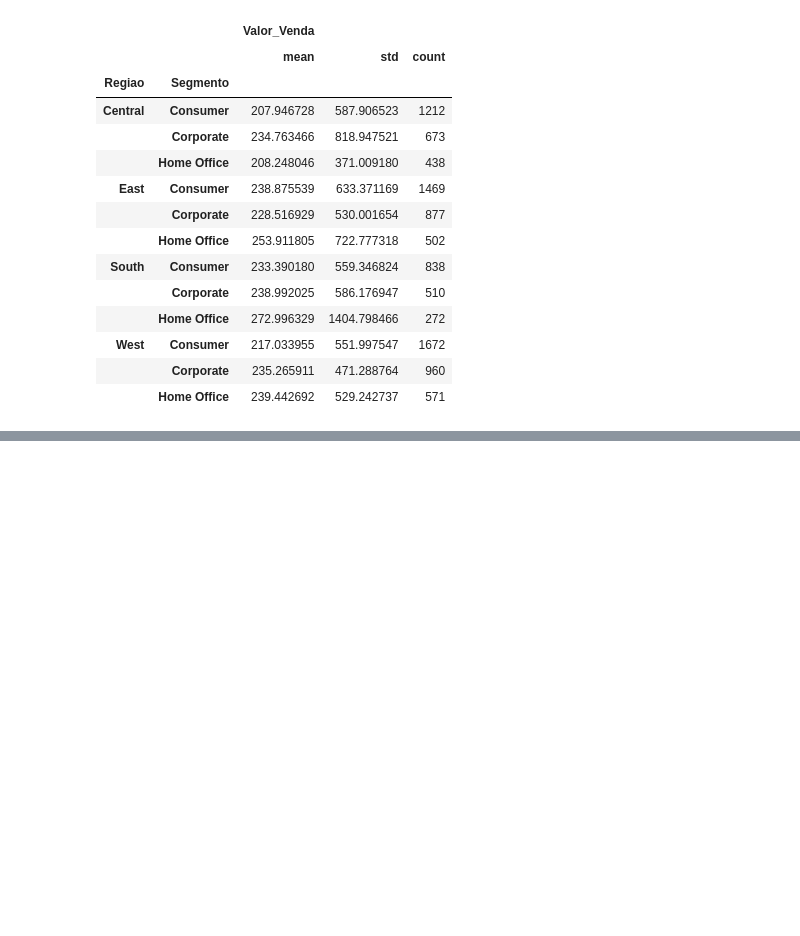
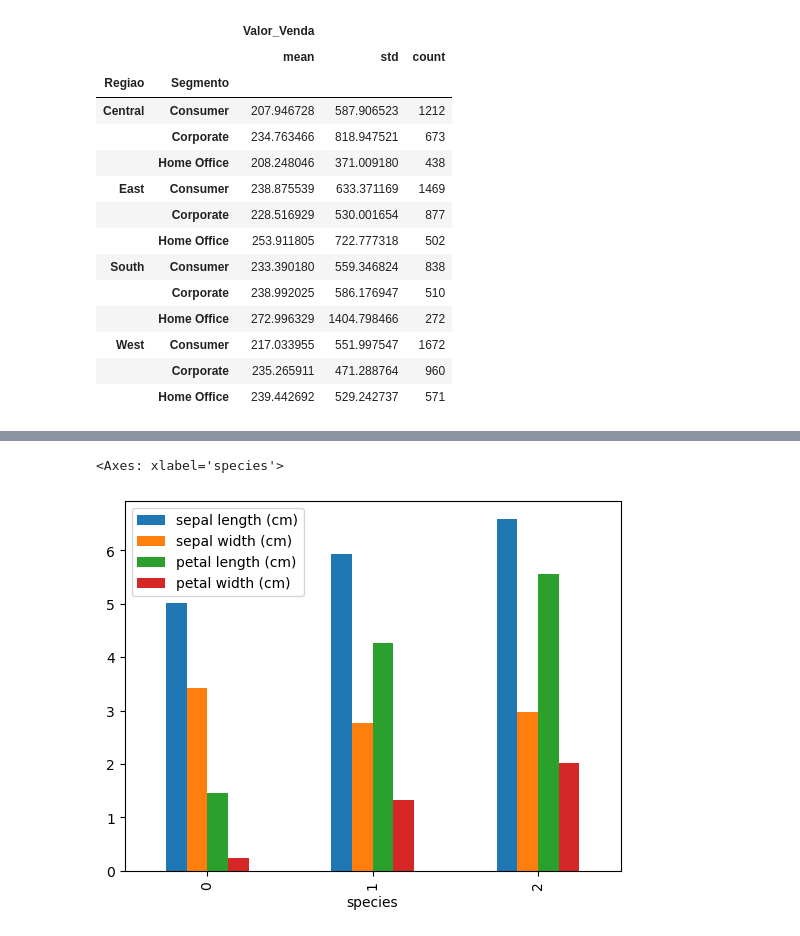
Before and after one commit to Kadu96/DSA-Intro_Python_Analitcs, a Jupyter notebook: PythonDSA/Cap10/Pandas.ipynb, the cells around one changed output, grey strips where cells are left out. Drawn from its saved outputs; the diff is of its cells as text; code cells hidden in the pictures; blank space fills up the shorter version.

```diff
--- a/PythonDSA/Cap10/Pandas.ipynb
+++ b/PythonDSA/Cap10/Pandas.ipynb
@@ -261,0 +400,5 @@ arq[['Segmento', 'Regiao', 'Valor_Venda']].groupby(['Regiao','Segmento']).agg(['
+# %%
+df.groupby('species').mean().plot.bar()
+# %% [output]
+<Axes: xlabel='species'>
+[figure, added]
```
Also changed, not shown: parts of 18 cells of this notebook.
